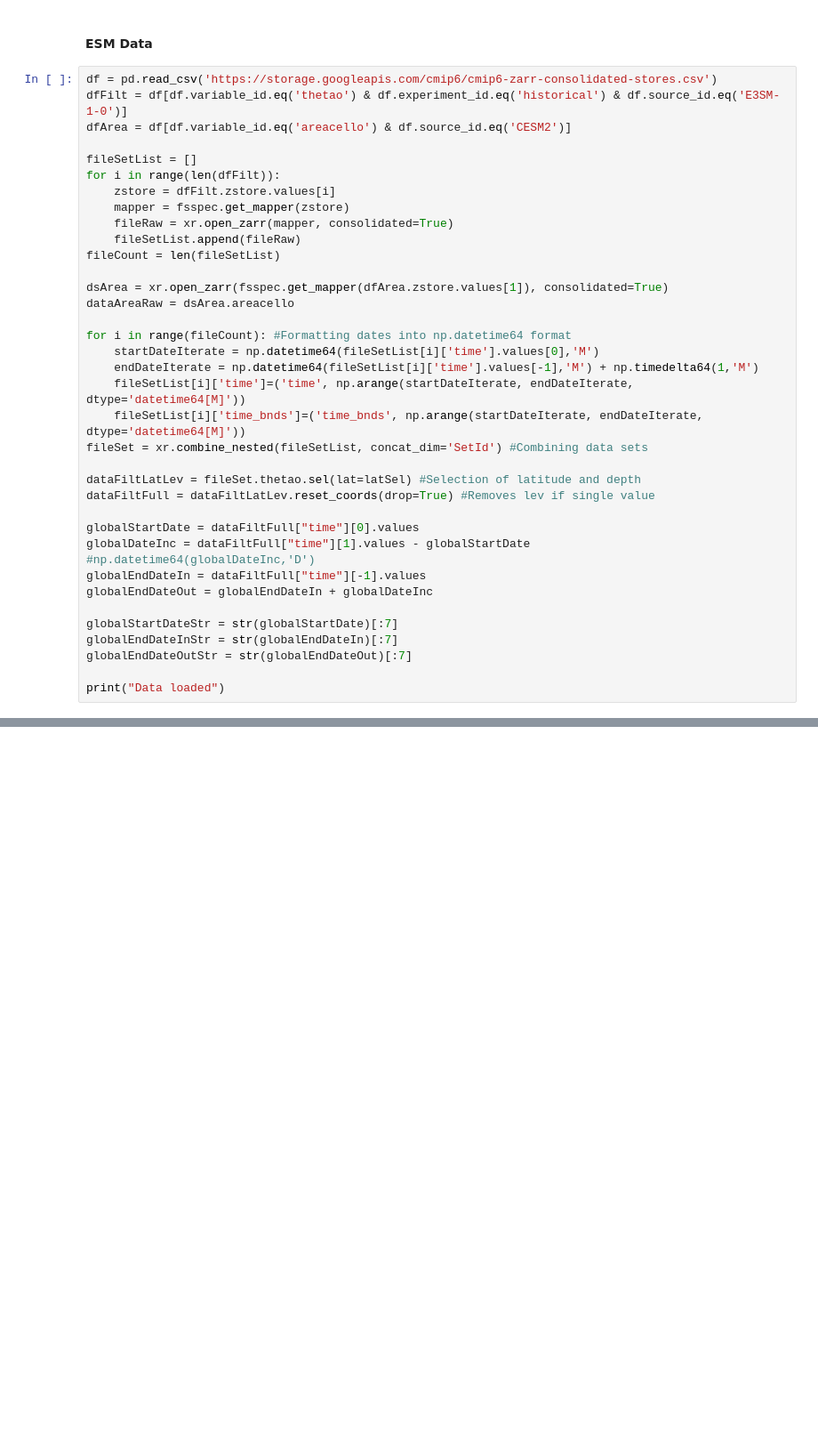
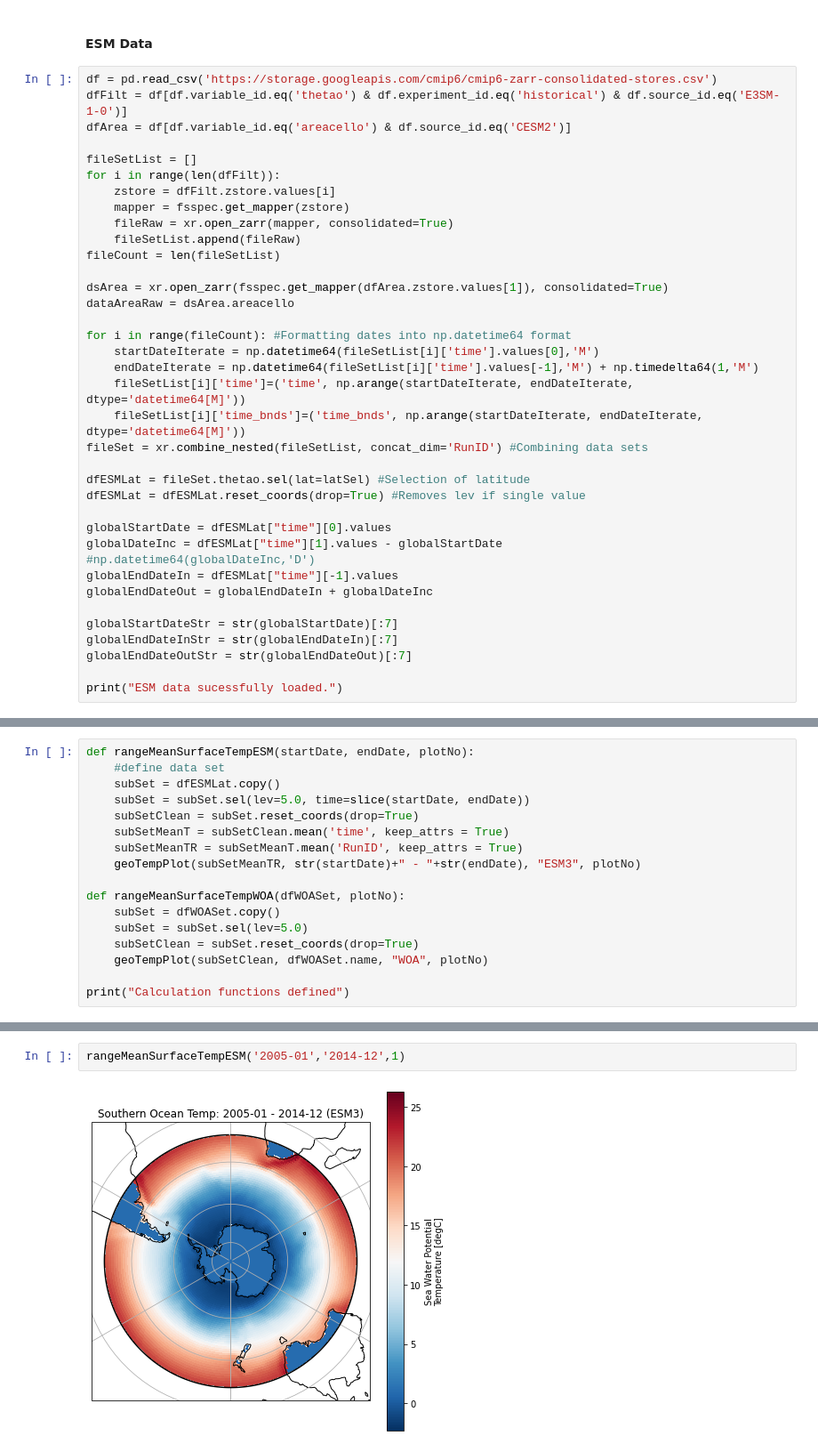
Before and after one commit to el1247/BAS_AI4ER_SAM, a Jupyter notebook: notebooks/exploratory/1.0_el_ESMvsWOA.ipynb, the cells around one changed output, grey strips where cells are left out. Shown at 89% size. Drawn from its saved outputs; the diff is of its cells as text; blank space fills up the shorter version.

Commit message:
WOA data addition and plotting
Added in WOA data for plotting mean surface temperatures from 2005-2017.

```diff
--- a/notebooks/exploratory/1.0_el_ESMvsWOA.ipynb
+++ b/notebooks/exploratory/1.0_el_ESMvsWOA.ipynb
@@ -110,20 +108,20 @@ for i in range(fileCount): #Formatting dates into np.datetime64 format
     endDateIterate = np.datetime64(fileSetList[i]['time'].values[-1],'M') + np.timedelta64(1,'M')
     fileSetList[i]['time']=('time', np.arange(startDateIterate, endDateIterate, dtype='datetime64[M]'))
     fileSetList[i]['time_bnds']=('time_bnds', np.arange(startDateIterate, endDateIterate, dtype='datetime64[M]'))
-fileSet = xr.combine_nested(fileSetList, concat_dim='SetId') #Combining data sets
+fileSet = xr.combine_nested(fileSetList, concat_dim='RunID') #Combining data sets
 
-dataFiltLatLev = fileSet.thetao.sel(lat=latSel) #Selection of latitude and depth
-dataFiltFull = dataFiltLatLev.reset_coords(drop=True) #Removes lev if single value
+dfESMLat = fileSet.thetao.sel(lat=latSel) #Selection of latitude
+dfESMLat = dfESMLat.reset_coords(drop=True) #Removes lev if single value
 
-globalStartDate = dataFiltFull["time"][0].values
-globalDateInc = dataFiltFull["time"][1].values - globalStartDate
+globalStartDate = dfESMLat["time"][0].values
+globalDateInc = dfESMLat["time"][1].values - globalStartDate
 #np.datetime64(globalDateInc,'D')
-globalEndDateIn = dataFiltFull["time"][-1].values
+globalEndDateIn = dfESMLat["time"][-1].values
 globalEndDateOut = globalEndDateIn + globalDateInc
 
 globalStartDateStr = str(globalStartDate)[:7]
 globalEndDateInStr = str(globalEndDateIn)[:7]
 globalEndDateOutStr = str(globalEndDateOut)[:7]
 
-print("Data loaded")
+print("ESM data sucessfully loaded.")
 # %% [output]
@@ -130,0 +134,17 @@ Data loaded
+# %%
+def rangeMeanSurfaceTempESM(startDate, endDate, plotNo):
+    #define data set
+    subSet = dfESMLat.copy()
+    subSet = subSet.sel(lev=5.0, time=slice(startDate, endDate))
+    subSetClean = subSet.reset_coords(drop=True)
+    subSetMeanT = subSetClean.mean('time', keep_attrs = True)
+    subSetMeanTR = subSetMeanT.mean('RunID', keep_attrs = True)
+    geoTempPlot(subSetMeanTR, str(startDate)+" - "+str(endDate), "ESM3", plotNo)
+
+def rangeMeanSurfaceTempWOA(dfWOASet, plotNo):
+    subSet = dfWOASet.copy()
+    subSet = subSet.sel(lev=5.0)
+    subSetClean = subSet.reset_coords(drop=True)
+    geoTempPlot(subSetClean, dfWOASet.name, "WOA", plotNo)
+
+print("Calculation functions defined")
@@ -130,0 +227,4 @@ Data loaded
+# %%
+rangeMeanSurfaceTempESM('2005-01','2014-12',1)
+# %% [output]
+[figure, added]
```
Also changed, not shown: parts of 25 cells of this notebook, 2 other files.
